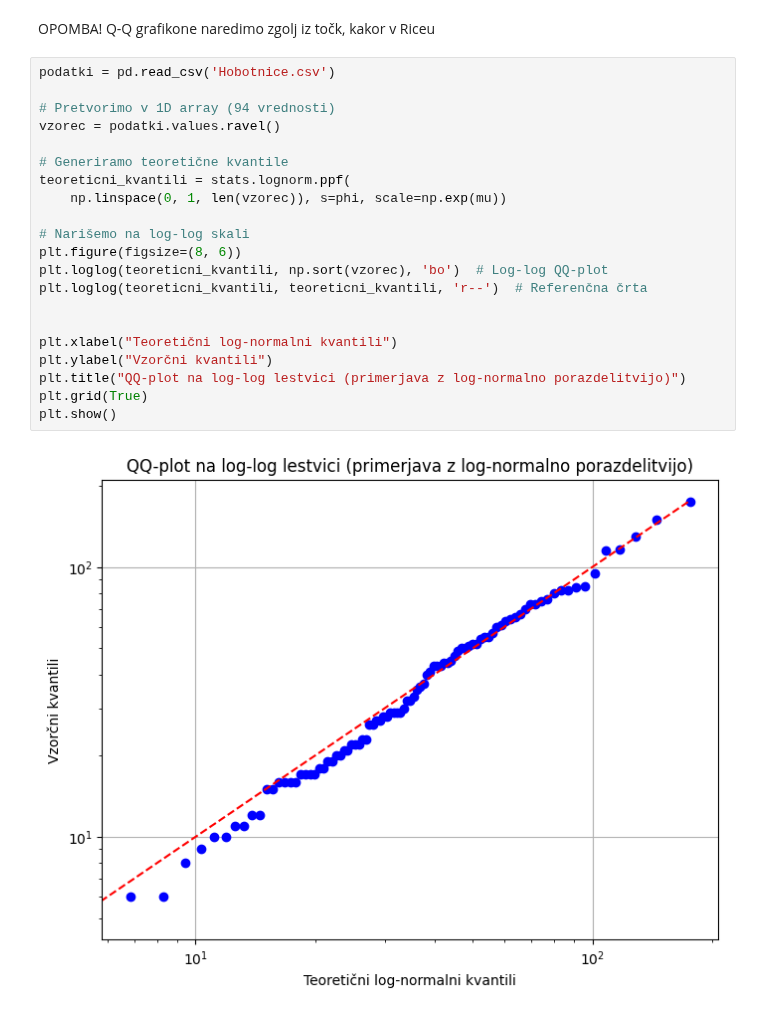
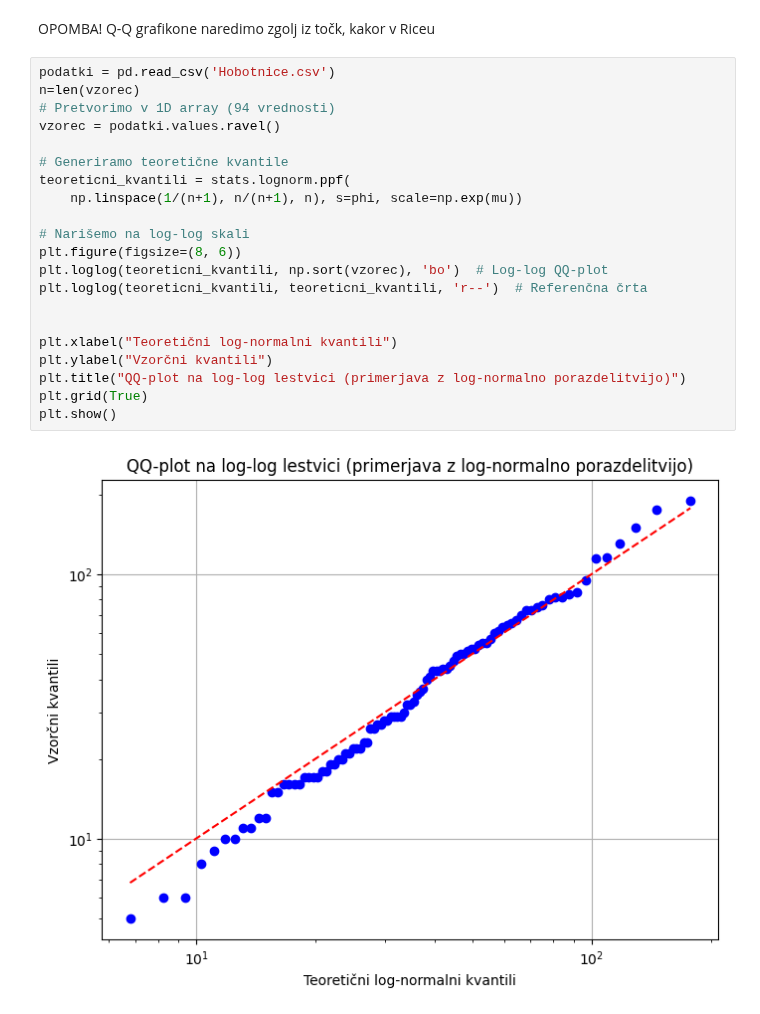
Before and after one commit to LukaLjevar/projektna_statistika, a Jupyter notebook: Hobotnice.ipynb, the cells around one changed output. Saved outputs shown, nothing was run; the diff lists cells and outputs as text.

Commit message:
Popravil linspce pri QQ diagramih, da imamo res kvantile za verjetnosti i/(n+1).

```diff
--- a/Hobotnice.ipynb
+++ b/Hobotnice.ipynb
@@ -143,24 +143,24 @@ OPOMBA!
 Q-Q grafikone naredimo zgolj iz točk, kakor v Riceu
 # %%
 podatki = pd.read_csv('Hobotnice.csv')
-
+n=len(vzorec)
 # Pretvorimo v 1D array (94 vrednosti)
 vzorec = podatki.values.ravel()
 
 # Generiramo teoretične kvantile
 teoreticni_kvantili = stats.lognorm.ppf(
-    np.linspace(0, 1, len(vzorec)), s=phi, scale=np.exp(mu))
+    np.linspace(1/(n+1), n/(n+1), n), s=phi, scale=np.exp(mu))
 
 # Narišemo na log-log skali
 plt.figure(figsize=(8, 6))
 plt.loglog(teoreticni_kvantili, np.sort(vzorec), 'bo')  # Log-log QQ-plot
 plt.loglog(teoreticni_kvantili, teoreticni_kvantili, 'r--')  # Referenčna črta
 
 
 plt.xlabel("Teoretični log-normalni kvantili")
 plt.ylabel("Vzorčni kvantili")
 plt.title("QQ-plot na log-log lestvici (primerjava z log-normalno porazdelitvijo)")
 plt.grid(True)
 plt.show()
 # %% [output]
-[figure, old version]
+[figure, new version]
```
